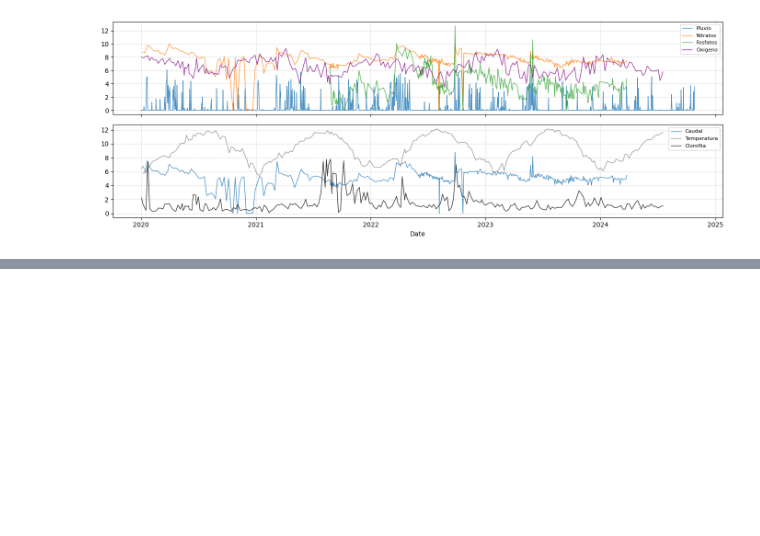
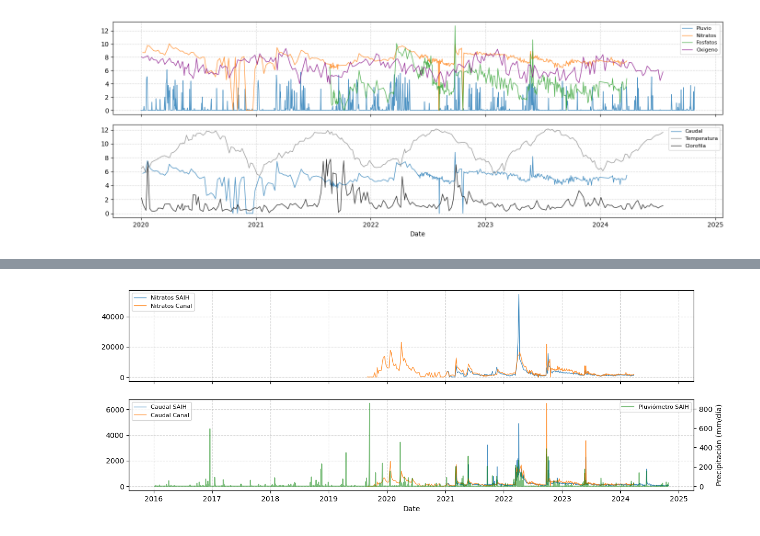
Before and after one commit to Antonio-MI/mar-menor-chl, a Jupyter notebook: Relacion_Pluvio-Nitratos-Temp-Clorofila.ipynb, the cells around one changed output, grey strips where cells are left out. Cells and saved outputs as stored; diff of their text form; code cells hidden in the pictures; blank space fills up the shorter version.

Commit message:
nitrados saih vs canal

```diff
--- a/Relacion_Pluvio-Nitratos-Temp-Clorofila.ipynb
+++ b/Relacion_Pluvio-Nitratos-Temp-Clorofila.ipynb
@@ -192,6 +192,8 @@ dataframes["Caudal"]["Caudal CTD7"] = dataframes["Caudal"].loc[:, ["Desembocadur
 # dataframes["Fosfatos Diario"]['Fosfatos CTD9'] = dataframes["Fosfatos Diario"].loc[:, ["Rambla de las Matildes - corriente sur", "Lo Poyo"]].sum(axis=1)
 # dataframes["Nitratos"]['Nitratos CTD9'] = dataframes["Nitratos"].loc[:, ["Rambla de las Matildes - corriente sur", "Lo Poyo"]].sum(axis=1)
 # dataframes["Fosfatos"]['Fosfatos CTD9'] = dataframes["Fosfatos"].loc[:, ["Rambla de las Matildes - corriente sur", "Lo Poyo"]].sum(axis=1)
+canal_nitratos = dataframes['Nitratos Diario'].copy()
+canal_caudal = dataframes['Caudal'].copy()
 # %%
 dataframes["Nitratos Diario"].head(3)
 # %% [output]
@@ -259,6 +261,9 @@ df_fosfatos_diario = pd.DataFrame(index=aligned_df1.index)
 df_fosfatos_diario["Desembocadura Rambla Albujón"] = aligned_df1["Total"] * aligned_df2["Desembocadura rambla Albujón"] * 86400/1e6
 
 dataframes['Fosfatos Diario'] = df_fosfatos_diario.reset_index()
+
+saih_nitratos = dataframes['Nitratos Diario'].copy()
+saih_caudal = df_caudal.copy()
 # %% [markdown]
 ### Temperatura, Clorofila y Oxígeno CTD7
 # %%
@@ -343,0 +390,30 @@ fig.tight_layout()
+# %%
+fig, ax = plt.subplots(figsize=(14, 5), nrows=2, ncols=1, sharex=True)
+
+start_date = '2020-01-01'
+# pluvio_scaled = pluvio_scaled[pluvio_scaled.index >= start_date]
+# nitratos_scaled = nitratos_scaled[nitratos_scaled.index >= start_date]
+# fosfatos_scaled = fosfatos_scaled[fosfatos_scaled.index >= start_date]
+# caudal_scaled = caudal_scaled[caudal_scaled.index >= start_date]
+# temperatura_scaled = temperatura_scaled[temperatura_scaled.index >= start_date]
+# clorofila_scaled = clorofila_scaled[clorofila_scaled.index >= start_date]
+# oxigeno_scaled = oxigeno_scaled[oxigeno_scaled.index >= start_date]
+
+ax[0].plot(saih_nitratos["Date"], saih_nitratos["Desembocadura Rambla Albujón"], label=f'Nitratos SAIH', linewidth=1, alpha = 0.8)
+ax[0].plot(canal_nitratos["Fecha"], canal_nitratos["Nitratos CTD7"], label=f'Nitratos Canal', linewidth=1, alpha = 0.8)
+ax[1].plot(saih_caudal["Date"], saih_caudal["Total"], label=f'Caudal SAIH', linewidth=1, alpha = 0.8)
+ax[1].plot(canal_caudal["Fecha"], canal_caudal["Caudal CTD7"], label=f'Caudal Canal', linewidth=1, alpha = 0.8)
+
+ax2 = ax[1].twinx()
+ax2.plot(df_pluvio["Date"], df_pluvio["Total"], label="Pluviómetro SAIH", color="green", alpha=0.5)
+ax2.set_ylabel("Precipitación (mm/día)")
+ax2.legend(loc="upper right", fontsize=8)
+
+ax[0].set_title("")
+ax[1].set_xlabel('Date')
+ax[0].legend(loc='upper left', fontsize=8)
+ax[1].legend(loc='upper left', fontsize=8)
+ax[0].grid(True, linestyle = '--', alpha = 0.5)
+ax[1].grid(True, linestyle = '--', alpha = 0.5)
+# %% [output]
+[figure, added]
```
Also changed, not shown: parts of 4 cells of this notebook.
